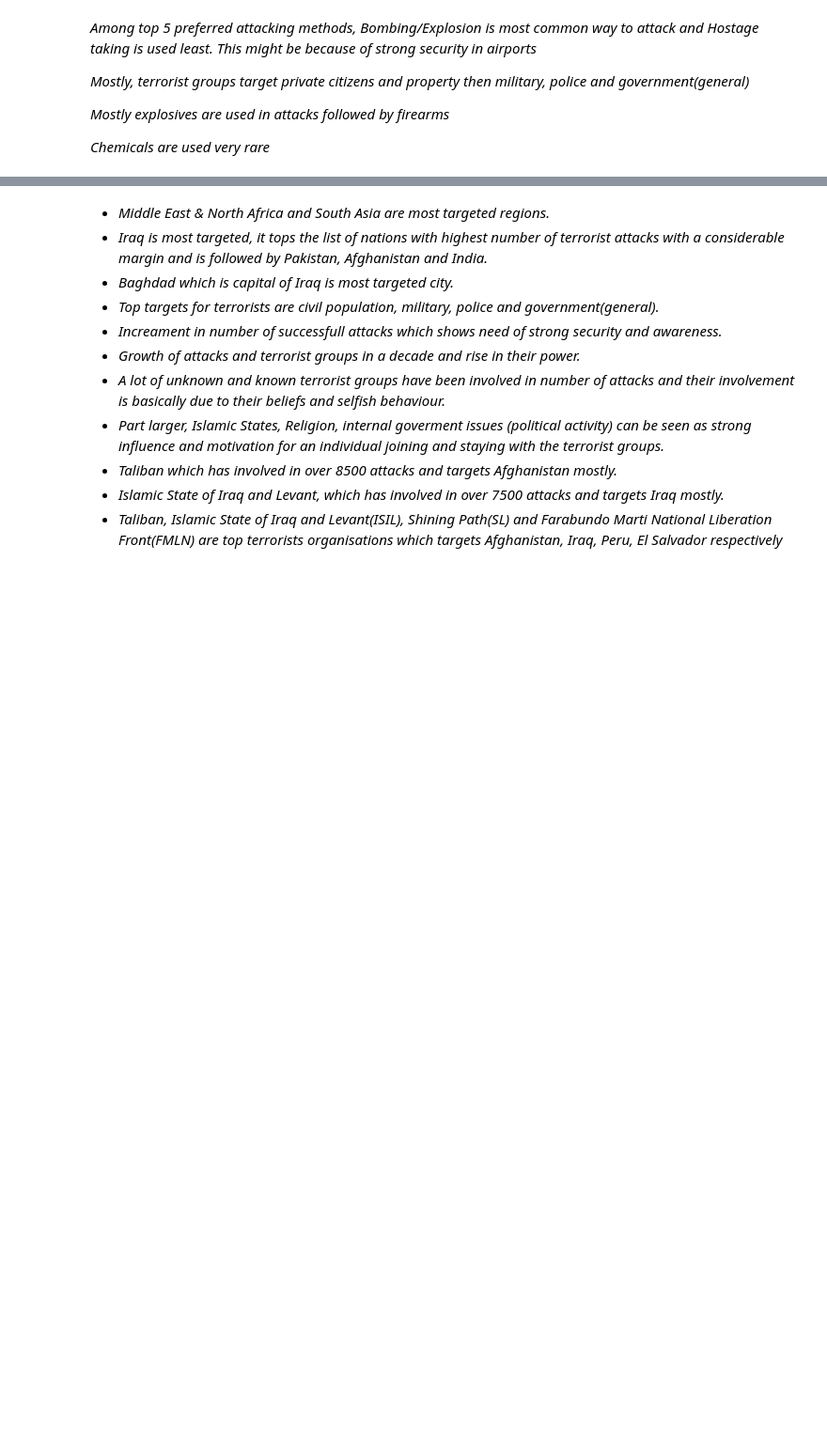
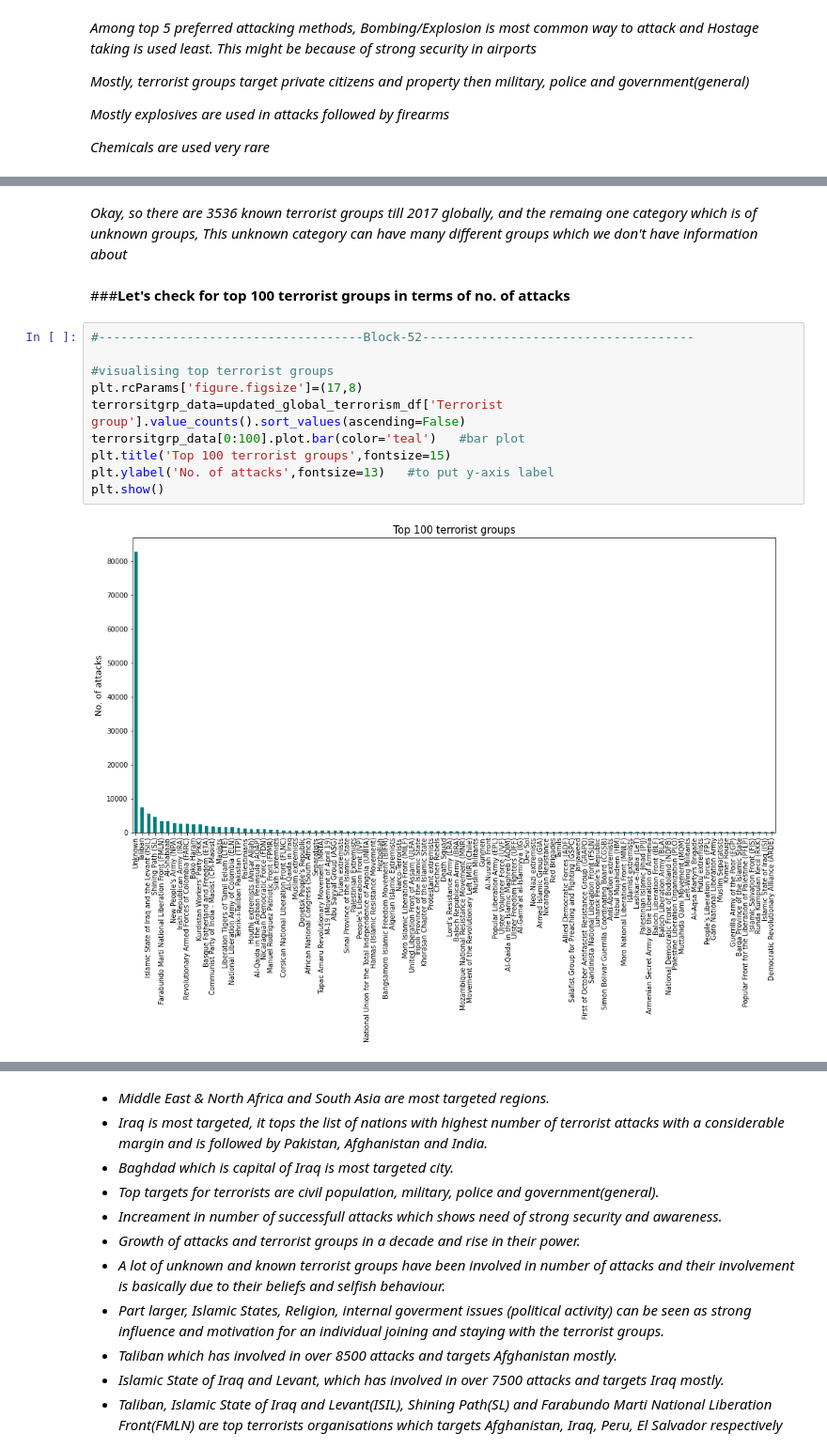
Before and after one commit to kiran9615/EDA-Global-Terrorism, a Jupyter notebook: EDA_on_Global_Terrorism.ipynb, the cells around one changed output, grey strips where cells are left out. Shown at 94% size. Cells and saved outputs as stored; diff of their text form; blank space fills up the shorter version.

Commit message:
Terrorist groups analysis

```diff
--- a/EDA_on_Global_Terrorism.ipynb
+++ b/EDA_on_Global_Terrorism.ipynb
@@ -918,0 +927,16 @@ plt.show()
+# %% [markdown]
+*Okay, so there are 3536 known terrorist groups till 2017 globally, and the remaing one category which is of unknown groups, This unknown category can have many different groups which we don't have information about*
+# %% [markdown]
+###**Let's check for top 100 terrorist groups in terms of no. of attacks**
+# %%
+#------------------------------------Block-52-------------------------------------
+
+#visualising top terrorist groups
+plt.rcParams['figure.figsize']=(17,8)
+terrorsitgrp_data=updated_global_terrorism_df['Terrorist group'].value_counts().sort_values(ascending=False)
+terrorsitgrp_data[0:100].plot.bar(color='teal')   #bar plot
+plt.title('Top 100 terrorist groups',fontsize=15)
+plt.ylabel('No. of attacks',fontsize=13)   #to put y-axis label
+plt.show()
+# %% [output]
+[figure, added]
```
Also changed, not shown: parts of 13 cells of this notebook.
